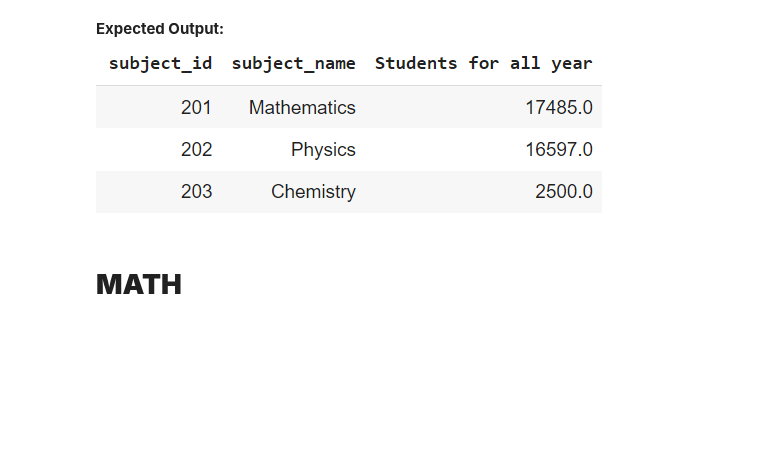
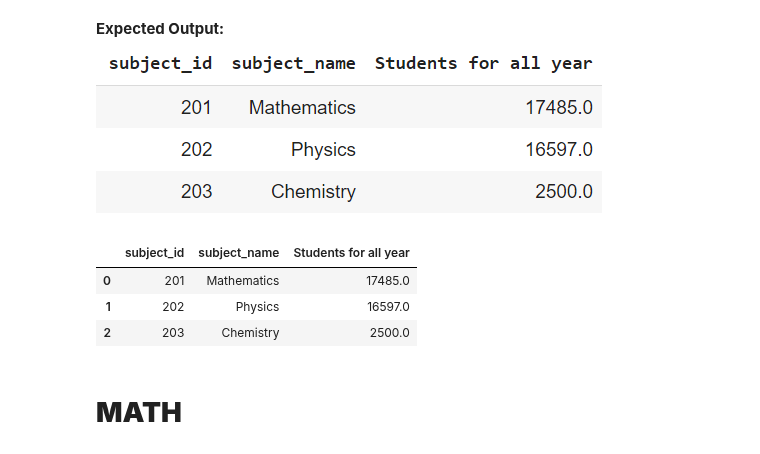
Before and after one commit to Shrez7961/Practice, a Jupyter notebook: Day_10_Assignment.ipynb, the cells around one changed output. Saved outputs shown, nothing was run; the diff lists cells and outputs as text; code cells hidden in the pictures; blank space fills up the shorter version.

```diff
--- a/Day_10_Assignment.ipynb
+++ b/Day_10_Assignment.ipynb
@@ -149,3 +183,18 @@ Successfully installed pymysql-1.0.2
+# %%
+# Write Your code here.
+mysql('''
+SELECT  s.subject_id, p.subject_name,
+SUM(s.no_of_student) 'Students for all year'
+FROM exam_test as s
+JOIN subject_test as p
+ON s.subject_id = p.subject_id
+GROUP BY s.subject_id
+''')
+# %% [output]
+|  | subject_id | subject_name | Students for all year |
+| 0 | 201 | Mathematics | 17485.0 |
+| 1 | 202 | Physics | 16597.0 |
+| 2 | 203 | Chemistry | 2500.0 |
 # %% [markdown]
 # **MATH**
 # %% [markdown]
```
Also changed, not shown: parts of 13 cells of this notebook.
